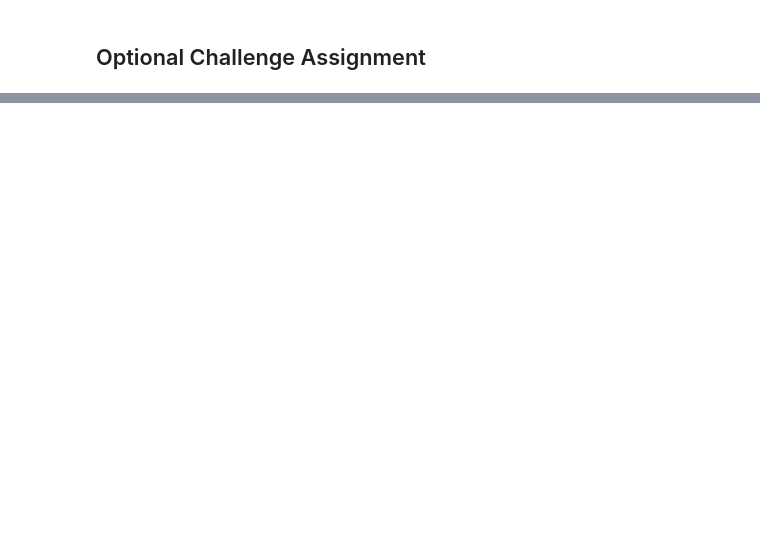
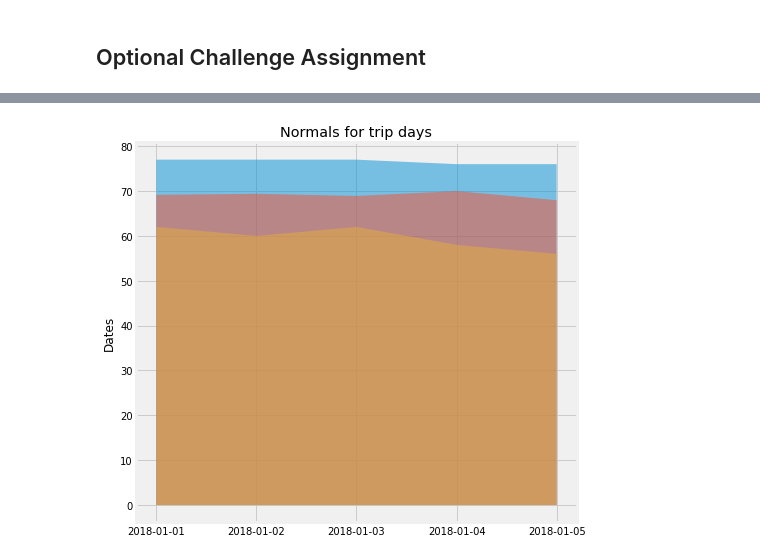
Before and after one commit to hvannia/Alchemy, a Jupyter notebook: climate_starter.ipynb, the cells around one changed output, grey strips where cells are left out. Cells and saved outputs as stored; diff of their text form; code cells hidden in the pictures; blank space fills up the shorter version.

```diff
--- a/climate_starter.ipynb
+++ b/climate_starter.ipynb
@@ -15,7 +15,7 @@ from sqlalchemy import create_engine, func, inspect, desc, Date, cast
 # %% [markdown]
 # Reflect Tables into SQLAlchemy ORM
 # %%
-engine = create_engine("sqlite:///Resources/hawaii.sqlite", echo=True)   #echo=True
+engine = create_engine("sqlite:///Resources/hawaii.sqlite")   #echo=True
 # reflect an existing database into a new model
 Base = automap_base()
 # reflect the tables
@@ -378,0 +406,16 @@ daily_normals("01-01")
+# %%
+# Plot the daily normals as an area plot with `stacked=False`
+#
+fig, ax = plt.subplots(figsize=(7, 6))
+#ax.stackplot(datesmdStr, normalsmin, normalsavg, normalsmax, labels=['MIN','AVG','MAX'])
+ax.fill_between(datesmdStr,normalsmax, label='max',  alpha=0.5)
+ax.fill_between(datesmdStr,normalsavg,label='avg', alpha=0.5)
+ax.fill_between(datesmdStr,normalsmin, label='min', alpha=0.5)
+ax.set_title('Normals for trip days')
+plt.ylabel("Temperature")
+plt.ylabel("Dates")
+fig.tight_layout()
+#plt.savefig("normalsTripDays.png")
+plt.show()
+# %% [output]
+[figure, added]
```
Also changed, not shown: parts of 6 cells of this notebook.
